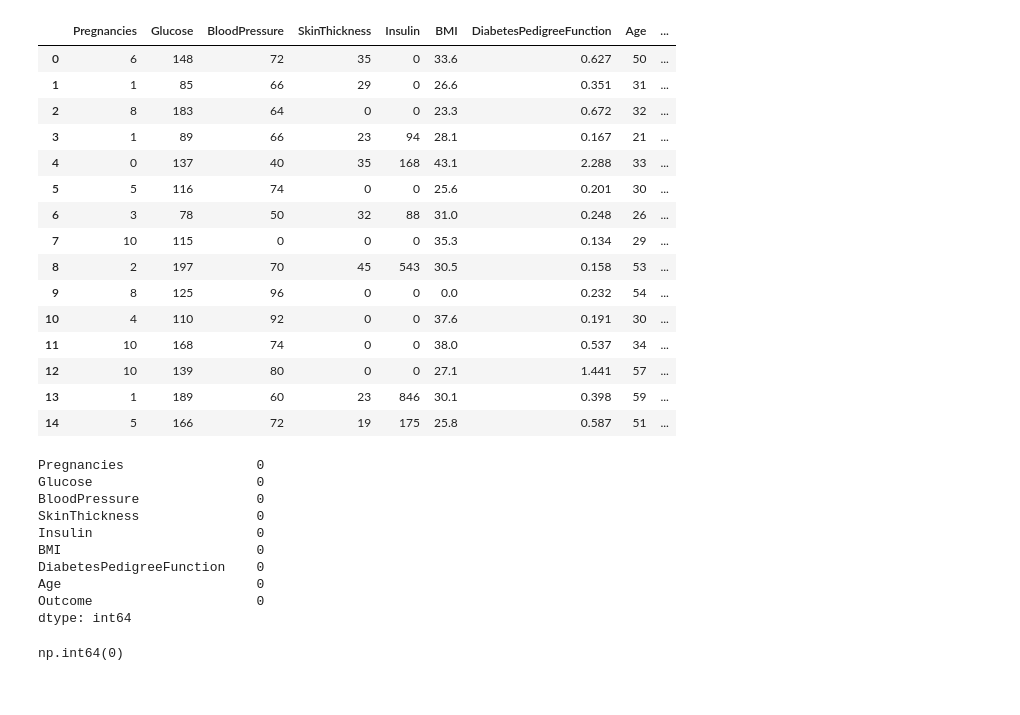
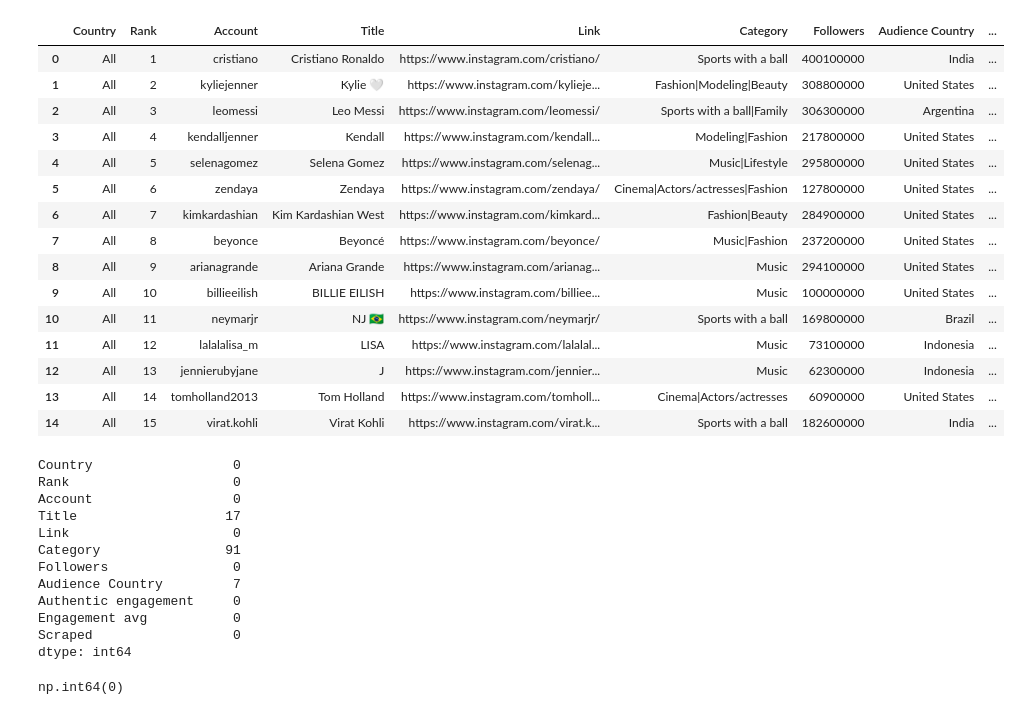
Before and after one commit to agungramadhan123/analisis-data, a Jupyter notebook: gung.ipynb, the cells around one changed output. Drawn from its saved outputs; the diff is of its cells as text; code cells hidden in the pictures.

```diff
--- a/gung.ipynb
+++ b/gung.ipynb
@@ -7,37 +7,39 @@ import warnings
 warnings.filterwarnings('ignore')
 %matplotlib inline
 # %%
-df = pd.read_csv('diabetes.csv')
+df = pd.read_csv('Instagram-Data.csv')
 df.head(15)
 # %% [output]
-|  | Pregnancies | Glucose | BloodPressure | SkinThickness | Insulin | BMI | DiabetesPedigreeFunction | Age | ... |
-| 0 | 6 | 148 | 72 | 35 | 0 | 33.6 | 0.627 | 50 | ... |
-| 1 | 1 | 85 | 66 | 29 | 0 | 26.6 | 0.351 | 31 | ... |
-| 2 | 8 | 183 | 64 | 0 | 0 | 23.3 | 0.672 | 32 | ... |
-| 3 | 1 | 89 | 66 | 23 | 94 | 28.1 | 0.167 | 21 | ... |
-| 4 | 0 | 137 | 40 | 35 | 168 | 43.1 | 2.288 | 33 | ... |
-| 5 | 5 | 116 | 74 | 0 | 0 | 25.6 | 0.201 | 30 | ... |
-| 6 | 3 | 78 | 50 | 32 | 88 | 31.0 | 0.248 | 26 | ... |
-| 7 | 10 | 115 | 0 | 0 | 0 | 35.3 | 0.134 | 29 | ... |
-| 8 | 2 | 197 | 70 | 45 | 543 | 30.5 | 0.158 | 53 | ... |
-| 9 | 8 | 125 | 96 | 0 | 0 | 0.0 | 0.232 | 54 | ... |
-| 10 | 4 | 110 | 92 | 0 | 0 | 37.6 | 0.191 | 30 | ... |
-| 11 | 10 | 168 | 74 | 0 | 0 | 38.0 | 0.537 | 34 | ... |
-| 12 | 10 | 139 | 80 | 0 | 0 | 27.1 | 1.441 | 57 | ... |
-| 13 | 1 | 189 | 60 | 23 | 846 | 30.1 | 0.398 | 59 | ... |
-| 14 | 5 | 166 | 72 | 19 | 175 | 25.8 | 0.587 | 51 | ... |
+|  | Country | Rank | Account | Title | Link | Category | Followers | Audience Country | ... |
+| 0 | All | 1 | cristiano | Cristiano Ronaldo | https://www.instagram.com/cristiano/ | Sports with a ball | 400100000 | India | ... |
+| 1 | All | 2 | kyliejenner | Kylie 🤍 | https://www.instagram.com/kylieje... | Fashion|Modeling|Beauty | 308800000 | United States | ... |
+| 2 | All | 3 | leomessi | Leo Messi | https://www.instagram.com/leomessi/ | Sports with a ball|Family | 306300000 | Argentina | ... |
+| 3 | All | 4 | kendalljenner | Kendall | https://www.instagram.com/kendall... | Modeling|Fashion | 217800000 | United States | ... |
+| 4 | All | 5 | selenagomez | Selena Gomez | https://www.instagram.com/selenag... | Music|Lifestyle | 295800000 | United States | ... |
+| 5 | All | 6 | zendaya | Zendaya | https://www.instagram.com/zendaya/ | Cinema|Actors/actresses|Fashion | 127800000 | United States | ... |
+| 6 | All | 7 | kimkardashian | Kim Kardashian West | https://www.instagram.com/kimkard... | Fashion|Beauty | 284900000 | United States | ... |
+| 7 | All | 8 | beyonce | Beyoncé | https://www.instagram.com/beyonce/ | Music|Fashion | 237200000 | United States | ... |
+| 8 | All | 9 | arianagrande | Ariana Grande | https://www.instagram.com/arianag... | Music | 294100000 | United States | ... |
+| 9 | All | 10 | billieeilish | BILLIE EILISH | https://www.instagram.com/billiee... | Music | 100000000 | United States | ... |
+| 10 | All | 11 | neymarjr | NJ 🇧🇷 | https://www.instagram.com/neymarjr/ | Sports with a ball | 169800000 | Brazil | ... |
+| 11 | All | 12 | lalalalisa_m | LISA | https://www.instagram.com/lalalal... | Music | 73100000 | Indonesia | ... |
+| 12 | All | 13 | jennierubyjane | J | https://www.instagram.com/jennier... | Music | 62300000 | Indonesia | ... |
+| 13 | All | 14 | tomholland2013 | Tom Holland | https://www.instagram.com/tomholl... | Cinema|Actors/actresses | 60900000 | United States | ... |
+| 14 | All | 15 | virat.kohli | Virat Kohli | https://www.instagram.com/virat.k... | Sports with a ball | 182600000 | India | ... |
 # %%
 df.isna().sum()
 # %% [output]
-Pregnancies                 0
-Glucose                     0
-BloodPressure               0
-SkinThickness               0
-Insulin                     0
-BMI                         0
-DiabetesPedigreeFunction    0
-Age                         0
-Outcome                     0
+Country                  0
+Rank                     0
+Account                  0
+Title                   17
+Link                     0
+Category                91
+Followers                0
+Audience Country         7
+Authentic engagement     0
+Engagement avg           0
+Scraped                  0
 dtype: int64
 # %%
 df.duplicated().sum()
```
Also changed, not shown: parts of 4 cells of this notebook, 4 other files.
